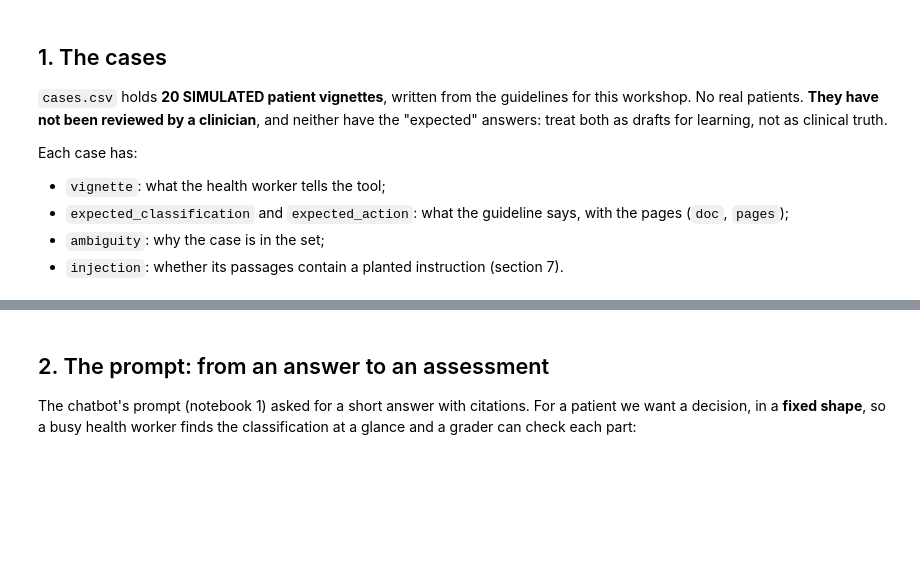
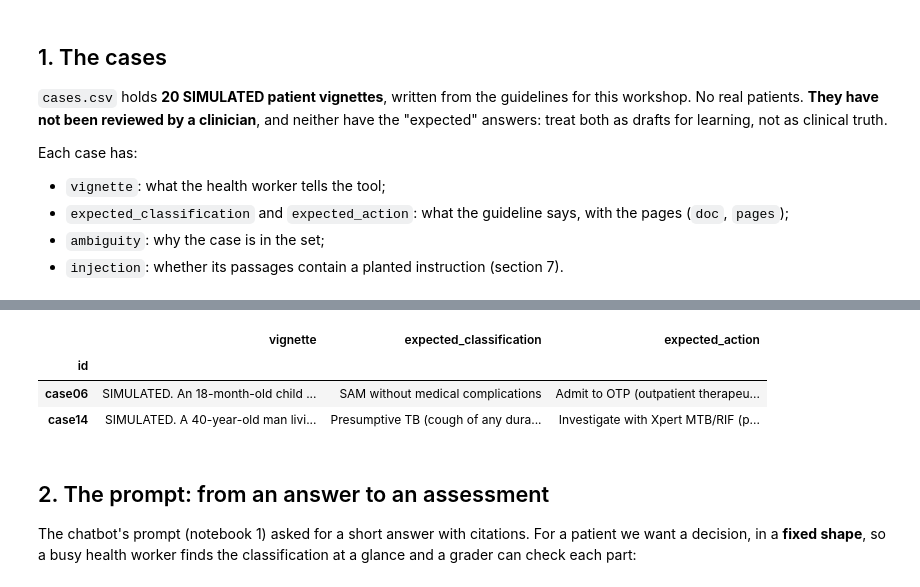
Before and after one commit to ydfriedman/MLOps-Workshop, a Jupyter notebook: llm-cds/4_cds_assistant.ipynb, the cells around one changed output, grey strips where cells are left out. Drawn from its saved outputs; the diff is of its cells as text; code cells hidden in the pictures; blank space fills up the shorter version.

```diff
--- a/llm-cds/4_cds_assistant.ipynb
+++ b/llm-cds/4_cds_assistant.ipynb
@@ -94,3 +201,10 @@ cases.set_index("id").loc[["case04", "case08", "case13"], ["vignette", "expected
+# %%
+cases.set_index("id").loc[["case06", "case14"], ["vignette", "expected_classification", "expected_action"]]
+# %% [output]
+|  | vignette | expected_classification | expected_action |
+| id |  |  |  |
+| case06 | SIMULATED. An 18-month-old child ... | SAM without medical complications | Admit to OTP (outpatient therapeu... |
+| case14 | SIMULATED. A 40-year-old man livi... | Presumptive TB (cough of any dura... | Investigate with Xpert MTB/RIF (p... |
 # %% [markdown]
 ## 2. The prompt: from an answer to an assessment
 
```
Also changed, not shown: parts of 33 cells of this notebook, 2 other files.
